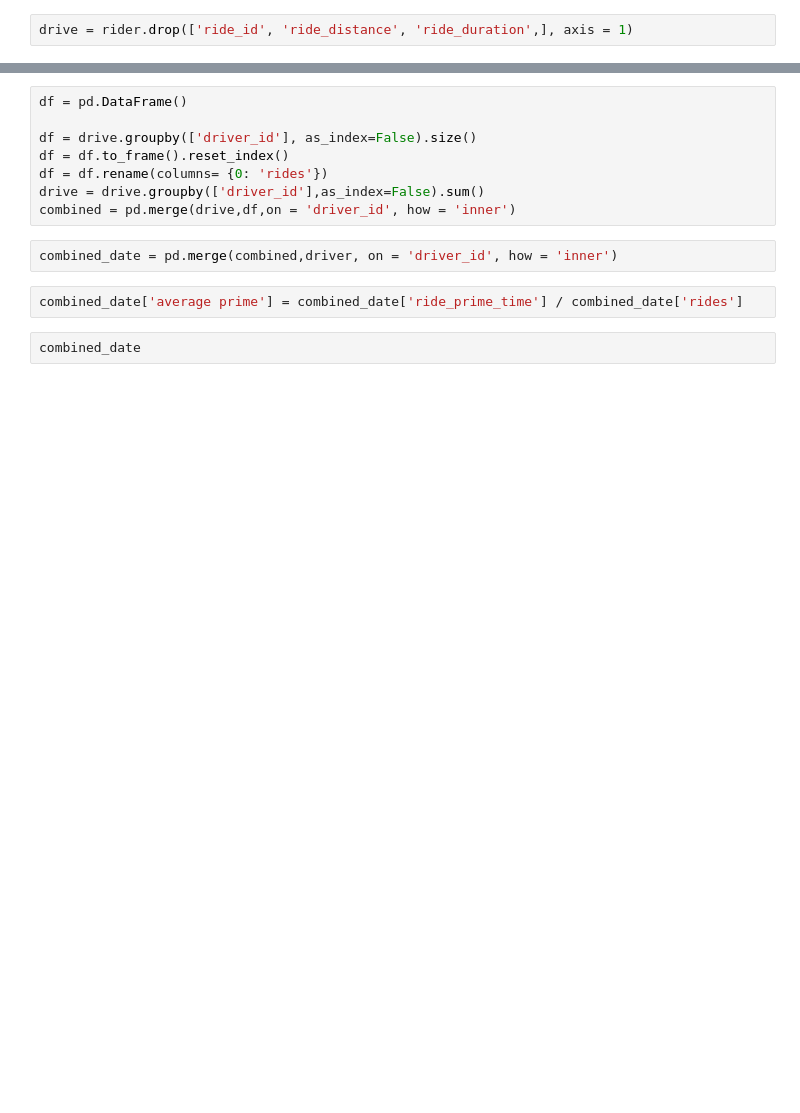
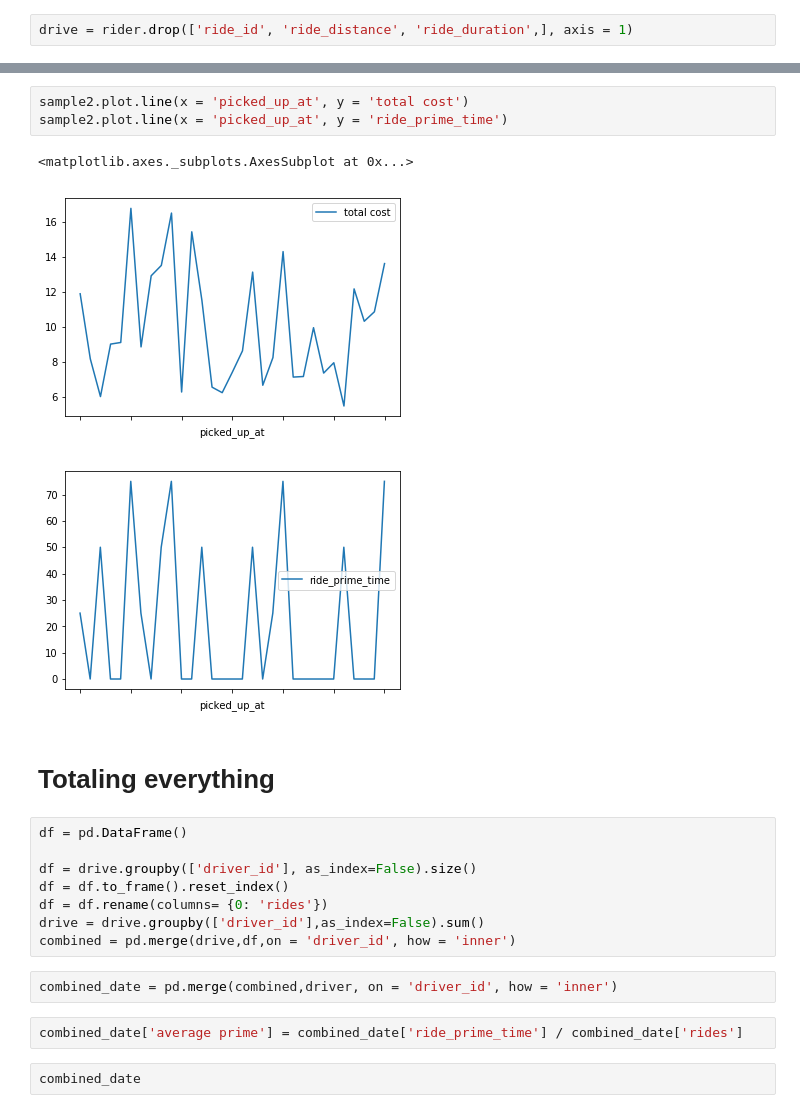
Before and after one commit to SallyPoon/LyftDS, a Jupyter notebook: Lyft DS.ipynb, the cells around one changed output, grey strips where cells are left out. Drawn from its saved outputs; the diff is of its cells as text; blank space fills up the shorter version.

```diff
--- a/Lyft DS.ipynb
+++ b/Lyft DS.ipynb
@@ -47,3 +83,12 @@ drive = rider.drop(['ride_id', 'ride_distance', 'ride_duration',], axis = 1)
+# %%
+sample2.plot.line(x = 'picked_up_at', y = 'total cost')
+sample2.plot.line(x = 'picked_up_at', y = 'ride_prime_time')
+# %% [output]
+<matplotlib.axes._subplots.AxesSubplot at 0x...>
+[figure, added]
+[figure, added]
+# %% [markdown]
+# Totaling everything
 # %%
 df = pd.DataFrame()
 
```
Also changed, not shown: parts of 6 cells of this notebook, 1 other file.
